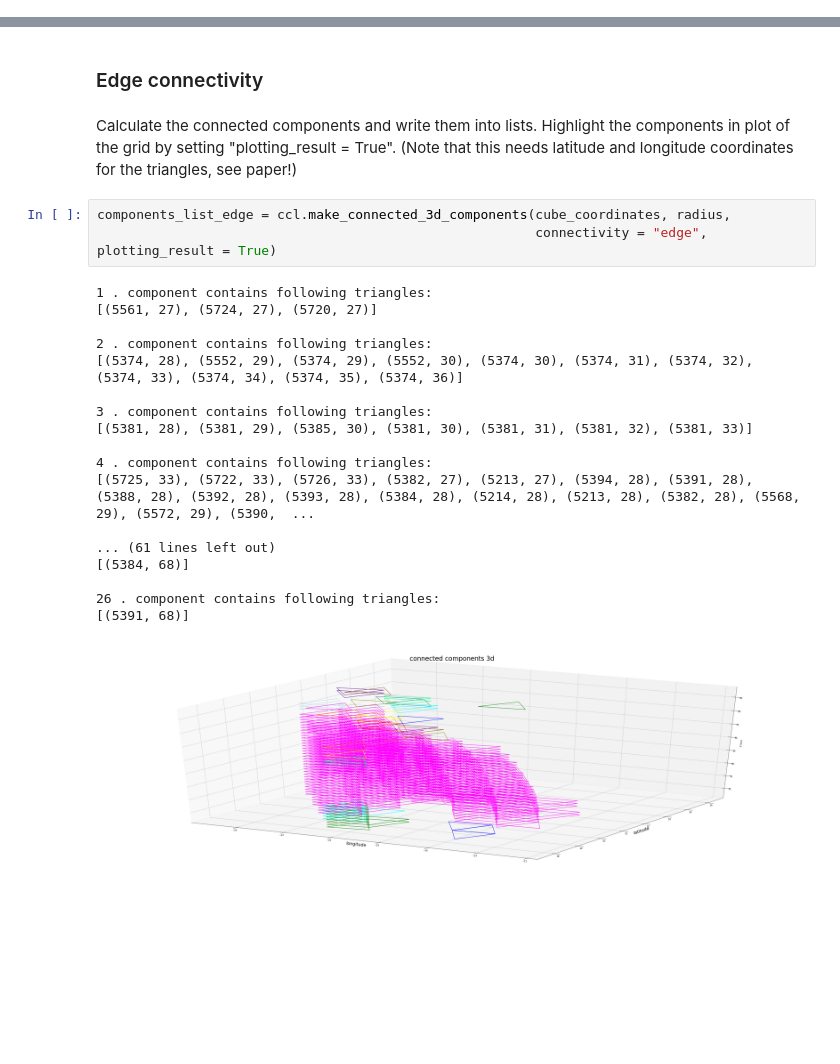
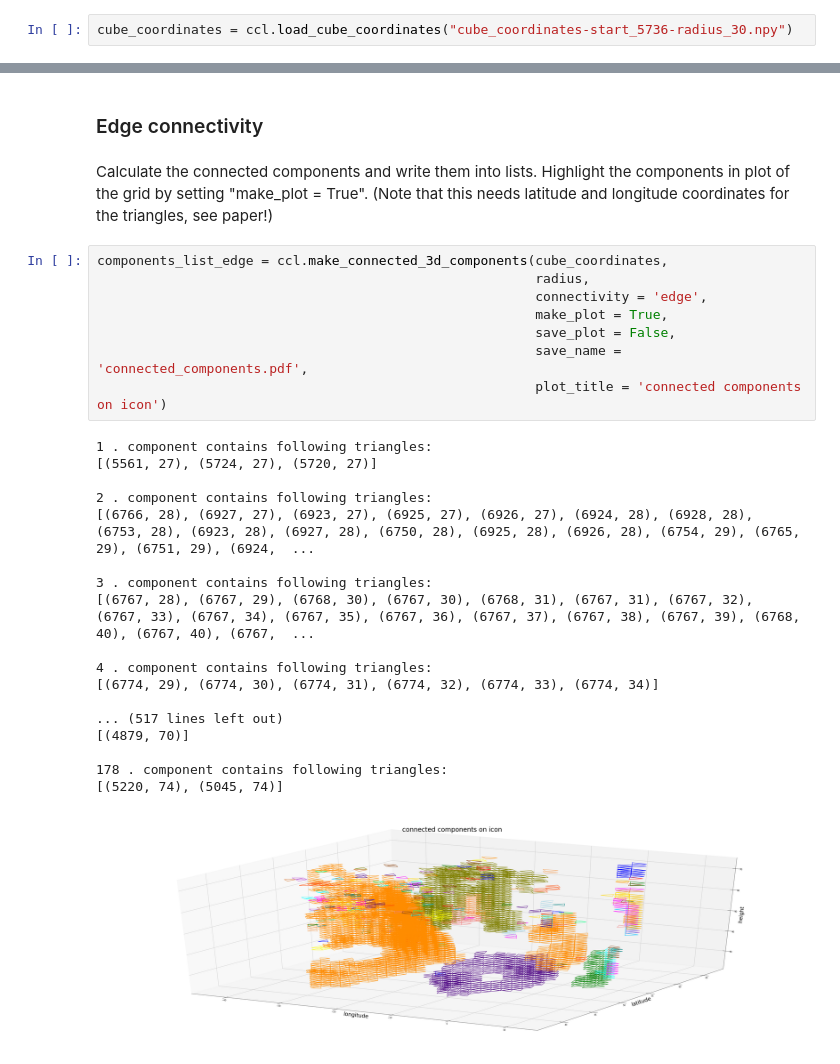
Before and after one commit to noamrotberg/GeometryOfClouds, a Jupyter notebook: example-3d.ipynb, the cells around one changed output, grey strips where cells are left out. Cells and saved outputs as stored; diff of their text form; blank space fills up the shorter version.

```diff
--- a/example-3d.ipynb
+++ b/example-3d.ipynb
@@ -46,3 +50,5 @@ Round  30 has finished. Visited  825 triangles, thereof  35 new.
+# %%
+cube_coordinates = ccl.load_cube_coordinates("cube_coordinates-start_5736-radius_30.npy")
 # %% [markdown]
 There are two types for connectivity on triangles: vertex and edge connectivity. Our module supports both of them.
 
@@ -57,26 +87,31 @@ components_list_vertex = ccl.make_connected_3d_components(cube_coordinates, radi
 # %% [markdown]
 ### Edge connectivity
 # %% [markdown]
-Calculate the connected components and write them into lists. Highlight the components in plot of the grid by setting "plotting_result = True". (Note that this needs latitude and longitude coordinates for the triangles, see paper!)
+Calculate the connected components and write them into lists. Highlight the components in plot of the grid by setting "make_plot = True". (Note that this needs latitude and longitude coordinates for the triangles, see paper!)
 # %%
-components_list_edge = ccl.make_connected_3d_components(cube_coordinates, radius,
-                                                        connectivity = "edge", plotting_result = True)
+components_list_edge = ccl.make_connected_3d_components(cube_coordinates,
+                                                        radius,
+                                                        connectivity = 'edge',
+                                                        make_plot = True,
+                                                        save_plot = False,
+                                                        save_name = 'connected_components.pdf',
+                                                        plot_title = 'connected components on icon')
 # %% [output]
 1 . component contains following triangles:
 [(5561, 27), (5724, 27), (5720, 27)]
 
 2 . component contains following triangles:
-[(5374, 28), (5552, 29), (5374, 29), (5552, 30), (5374, 30), (5374, 31), (5374, 32), (5374, 33), (5374, 34), (5374, 35), (5374, 36)]
+[(6766, 28), (6927, 27), (6923, 27), (6925, 27), (6926, 27), (6924, 28), (6928, 28), (6753, 28), (6923, 28), (6927, 28), (6750, 28), (6925, 28), (6926, 28), (6754, 29), (6765, 29), (6751, 29), (6924,  ...
 
 3 . component contains following triangles:
-[(5381, 28), (5381, 29), (5385, 30), (5381, 30), (5381, 31), (5381, 32), (5381, 33)]
+[(6767, 28), (6767, 29), (6768, 30), (6767, 30), (6768, 31), (6767, 31), (6767, 32), (6767, 33), (6767, 34), (6767, 35), (6767, 36), (6767, 37), (6767, 38), (6767, 39), (6768, 40), (6767, 40), (6767,  ...
 
 4 . component contains following triangles:
-[(5725, 33), (5722, 33), (5726, 33), (5382, 27), (5213, 27), (5394, 28), (5391, 28), (5388, 28), (5392, 28), (5393, 28), (5384, 28), (5214, 28), (5213, 28), (5382, 28), (5568, 29), (5572, 29), (5390,  ...
+[(6774, 29), (6774, 30), (6774, 31), (6774, 32), (6774, 33), (6774, 34)]
 
-... (61 lines left out)
-[(5384, 68)]
+... (517 lines left out)
+[(4879, 70)]
 
-26 . component contains following triangles:
-[(5391, 68)]
+178 . component contains following triangles:
+[(5220, 74), (5045, 74)]
-[figure, old version]
+[figure, new version]
```
Also changed, not shown: parts of 8 cells of this notebook.
